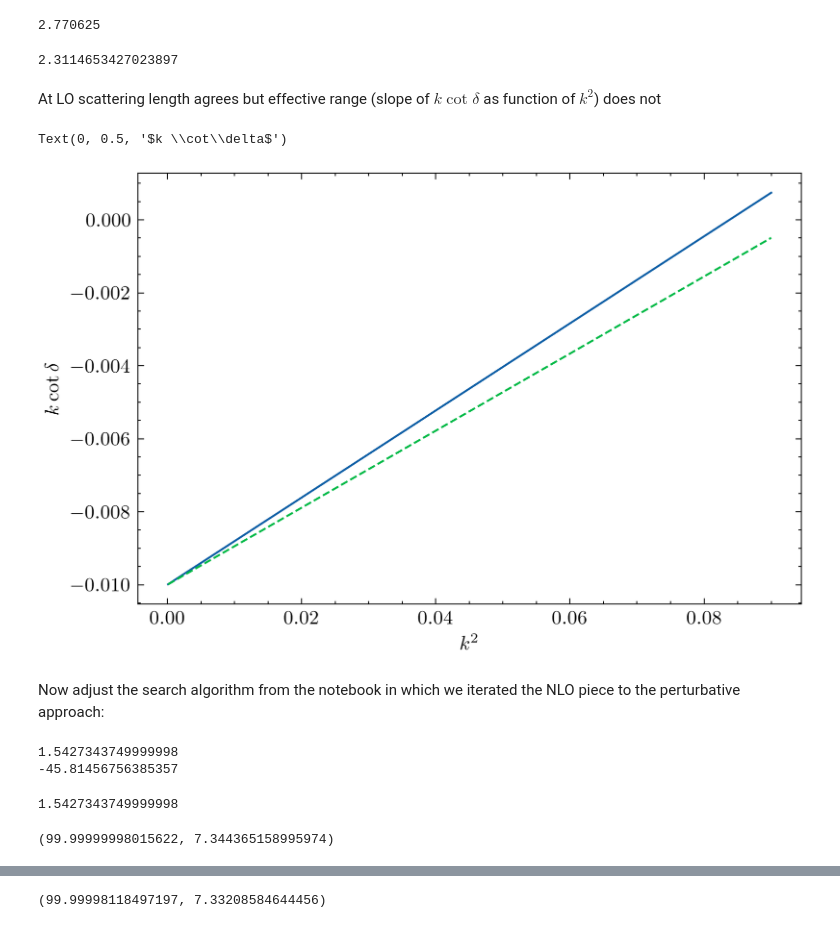
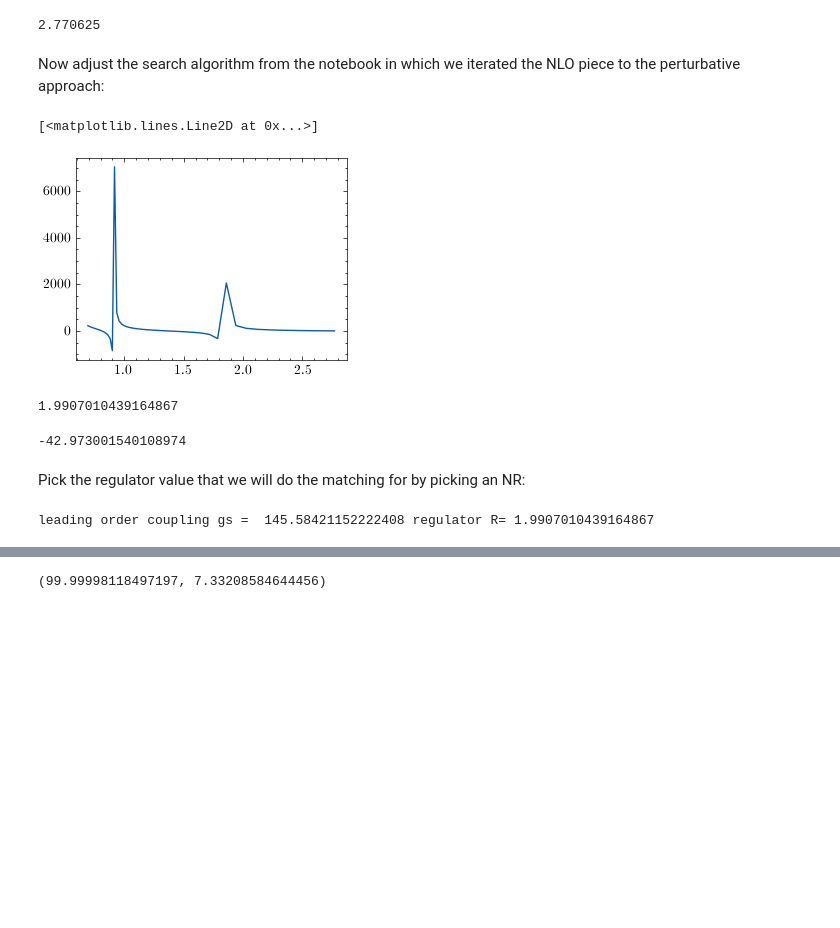
Before and after one commit to odell/vdw-nlo, a Jupyter notebook: He4-nlo-perturbative-rg-flow.ipynb, the cells around one changed output, grey strips where cells are left out. Cells and saved outputs as stored; diff of their text form; code cells hidden in the pictures; blank space fills up the shorter version.

```diff
--- a/He4-nlo-perturbative-rg-flow.ipynb
+++ b/He4-nlo-perturbative-rg-flow.ipynb
@@ -50,41 +185,29 @@ print(R)
 s = he4.NonlocalHelium4System2(R, ELL, N1, N2, NCT)
 # %% [output]
 2.770625
-# %%
-glos[0]
-# %% [output]
-2.3114653427023897
-# %% [markdown]
-At LO scattering length agrees but effective range (slope of $k\cot\delta$ as function of $k^2$) does not
-# %%
-fig, ax = plt.subplots(dpi=300)
-fig.patch.set_facecolor('white')
-
-ax.plot((momenta*he4.BETA6)**2, KCD)
-ax.plot((momenta*he4.BETA6)**2, s.kcotd_gen_pert1_fast(momenta, glos[0], 0), linestyle='--');
-ax.set_xlabel('$k^2$')
-ax.set_ylabel('$k \cot\delta$')
-# %% [output]
-Text(0, 0.5, '$k \\cot\\delta$')
-[figure, removed]
 # %% [markdown]
 Now adjust the search algorithm from the notebook in which we iterated the NLO piece to the perturbative approach:
-# %%
-NR = 13
-print(Rs[NR])
-print(gs[NR])
-# %% [output]
-1.5427343749999998
--45.81456756385357
+# %%
+plt.plot(Rs,gs)
+# %% [output]
+[<matplotlib.lines.Line2D at 0x...>]
+[figure, added]
+# %%
+R_LO[17]
+# %% [output]
+1.9907010439164867
+# %%
+gsLO[35]
+# %% [output]
+-42.973001540108974
+# %% [markdown]
+Pick the regulator value that we will do the matching for by picking an NR:
 # %%
-R=Rs[NR]
-print(R)
+NR=17
+R=R_LO[NR]
+print('leading order coupling gs = ',gsLO[NR],'regulator R=',R)
 s = he4.NonlocalHelium4System2(R, ELL, N1, N2, NCT)
 # %% [output]
-1.5427343749999998
+leading order coupling gs =  145.58421152222408 regulator R= 1.9907010439164867
-# %%
-s.a0_and_r0_pert1_fast(gs[NR], 0., momenta)
-# %% [output]
-(99.99999998015622, 7.344365158995974)
 # %%
 xhi =0.001
```
Also changed, not shown: parts of 50 cells of this notebook, 5 other files.
